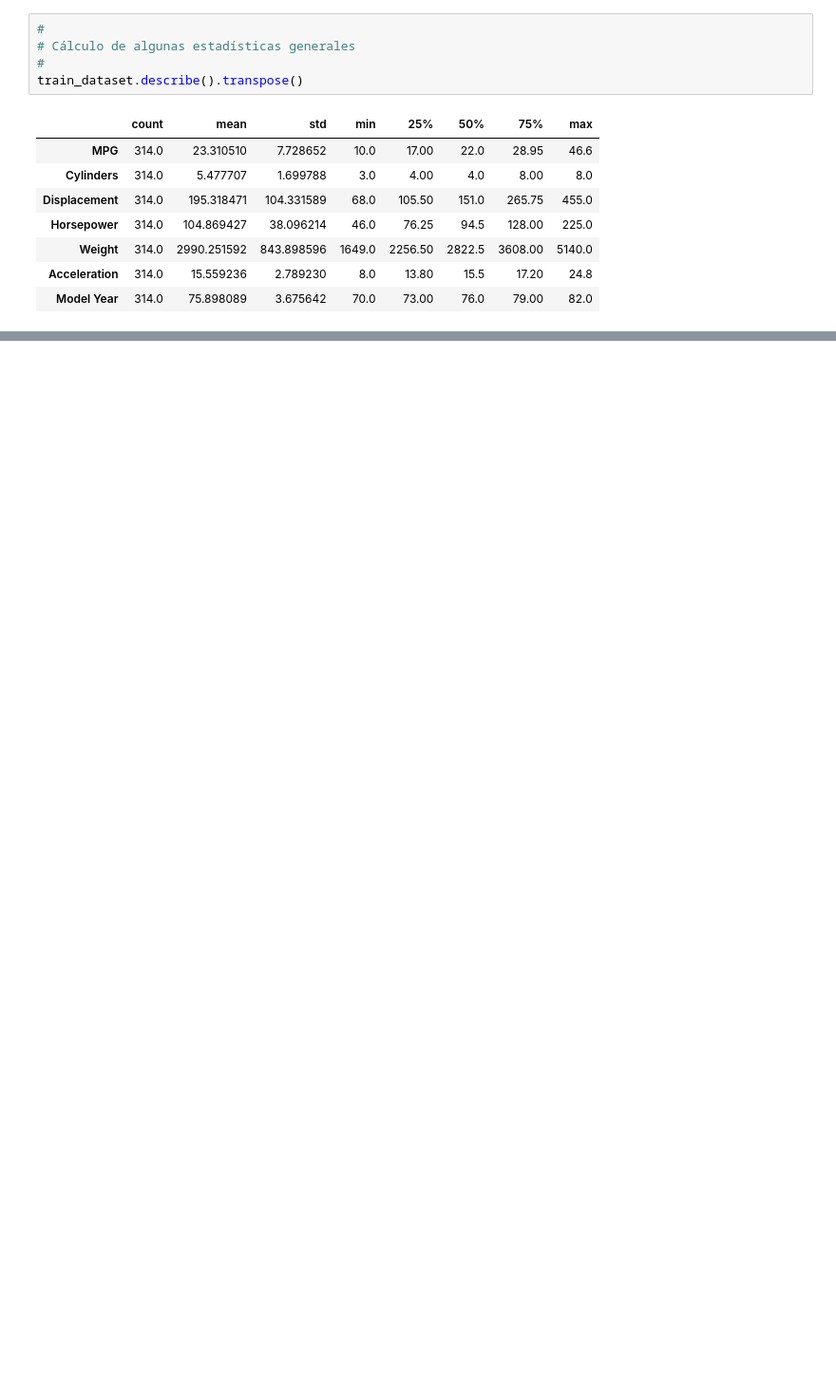
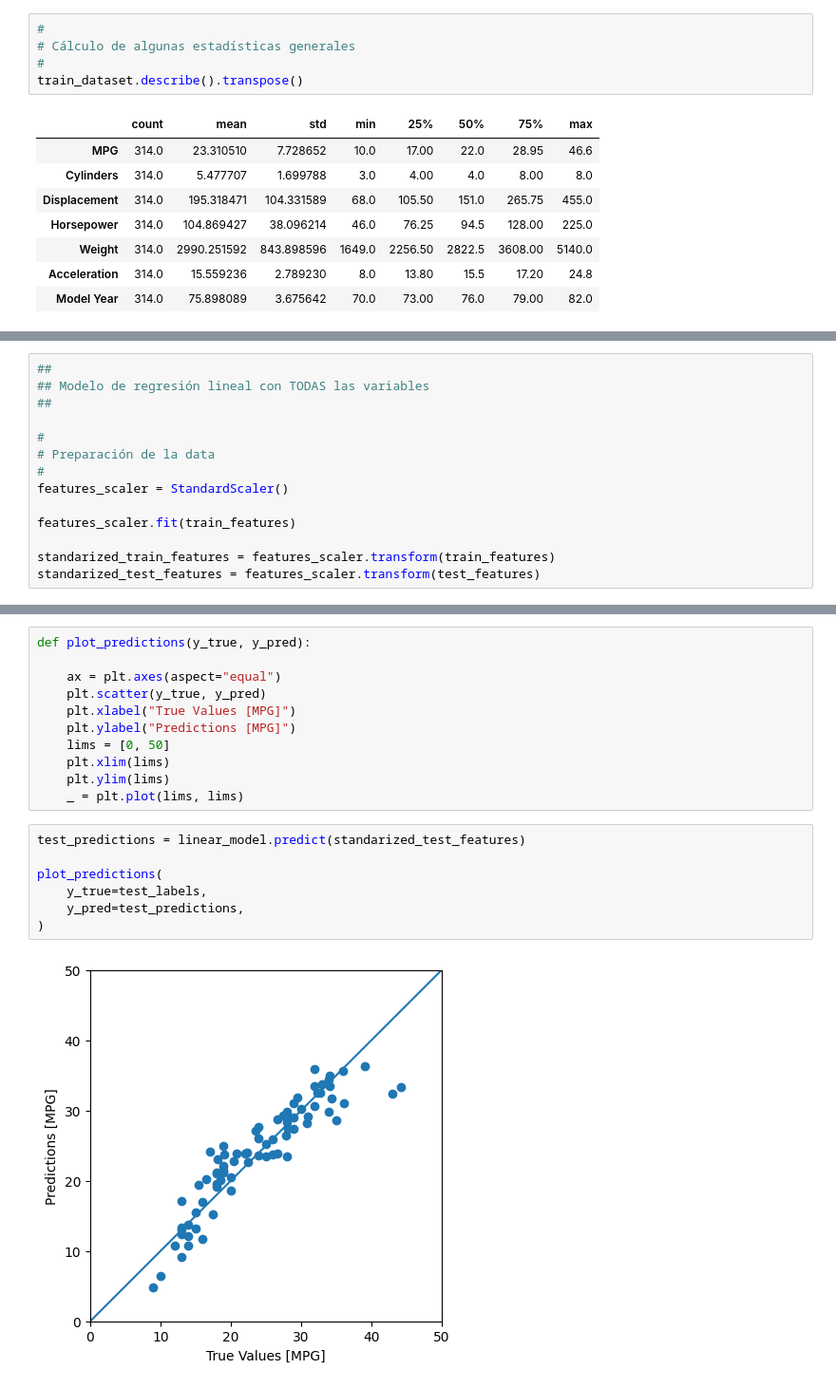
Before and after one commit to classroom-fundamentos-de-analitica/taller-presencial-11-regresion-basica-KevinGuio, a Jupyter notebook: notebook.ipynb, the cells around one changed output, grey strips where cells are left out. Shown: that part at 95% size. Cells and saved outputs as stored; diff of their text form; blank space fills up the shorter version.

```diff
--- a/notebook.ipynb
+++ b/notebook.ipynb
@@ -132,0 +277,14 @@ train_dataset.describe().transpose()
+# %%
+##
+## Modelo de regresión lineal con TODAS las variables
+##
+
+#
+# Preparación de la data
+#
+features_scaler = StandardScaler()
+
+features_scaler.fit(train_features)
+
+standarized_train_features = features_scaler.transform(train_features)
+standarized_test_features = features_scaler.transform(test_features)
@@ -132,0 +314,20 @@ train_dataset.describe().transpose()
+# %%
+def plot_predictions(y_true, y_pred):
+
+    ax = plt.axes(aspect="equal")
+    plt.scatter(y_true, y_pred)
+    plt.xlabel("True Values [MPG]")
+    plt.ylabel("Predictions [MPG]")
+    lims = [0, 50]
+    plt.xlim(lims)
+    plt.ylim(lims)
+    _ = plt.plot(lims, lims)
+# %%
+test_predictions = linear_model.predict(standarized_test_features)
+
+plot_predictions(
+    y_true=test_labels,
+    y_pred=test_predictions,
+)
+# %% [output]
+[figure, added]
```
Also changed, not shown: parts of 24 cells of this notebook.
